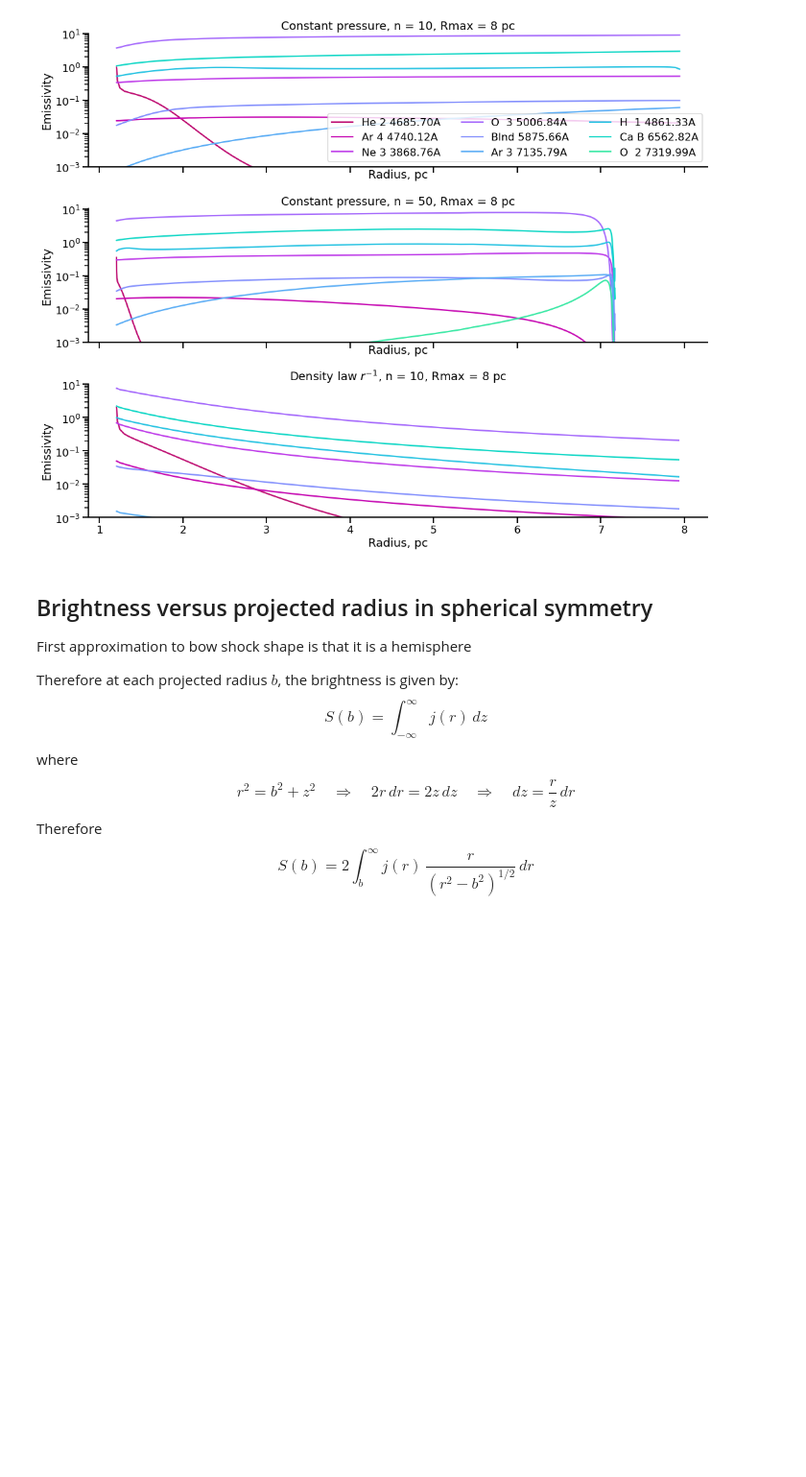
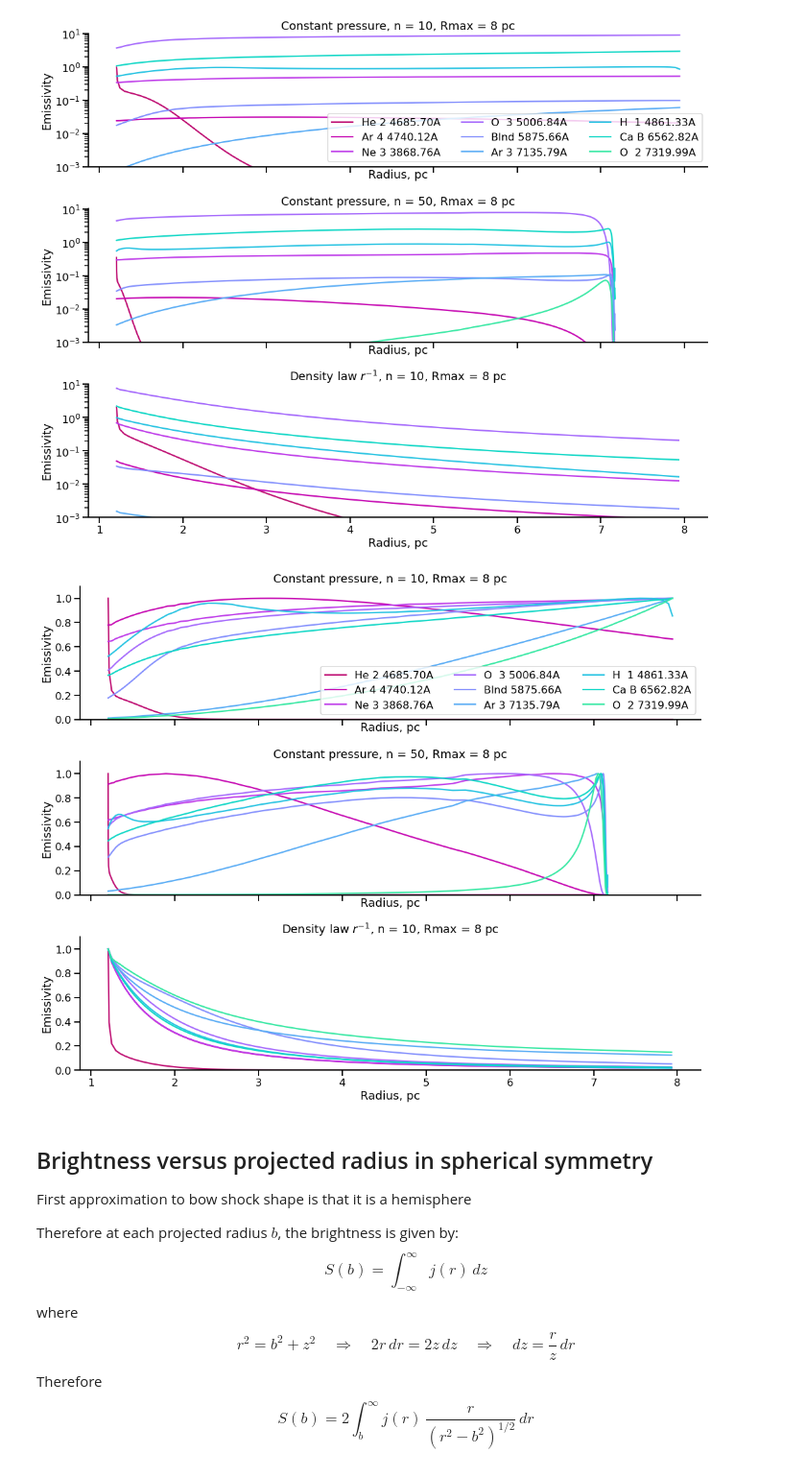
Before and after one commit to will-henney/muse-hii-regions, a Jupyter notebook: notebooks/20-00-ngc346-bowshock-cloudy.ipynb, the cells around one changed output. Shown at 96% size. Drawn from its saved outputs; the diff is of its cells as text; code cells hidden in the pictures; blank space fills up the shorter version.

Commit message:
Tie up loose ends with density measurements

```diff
--- a/notebooks/20-00-ngc346-bowshock-cloudy.ipynb
+++ b/notebooks/20-00-ngc346-bowshock-cloudy.ipynb
@@ -262,6 +262,52 @@ sns.despine()
 fig.tight_layout();
 # %% [output]
 [figure]
+# %%
+fig, axes = plt.subplots(3, 1, figsize=(15, 12), sharex=True)
+
+
+# colnames = m.data["emis"].colnames[1:]
+
+embands = [
+ 'He 2 4685.70A',
+ 'Ar 4 4740.12A',
+ 'Ne 3 3868.76A',
+ 'O  3 5006.84A',
+ 'Blnd 5875.66A',
+ 'Ar 3 7135.79A',
+ 'H  1 4861.33A',
+ 'Ca B 6562.82A',
+ 'O  2 7319.99A',
+]
+
+# Take N colors from named colormap in [0.15, 0.85] range in HEX
+colors = cmr.take_cmap_colors(
+    'cmr.neon',
+    len(embands),
+    cmap_range=(0.15, 0.85),
+    return_fmt='hex'
+)
+
+for m, ax in zip([m4, m7, m8], axes):
+    radius = m.data["rad"]["radius"] * u.cm.to(u.pc)
+    hb = m.data["emis"]['H  1 4861.33A']
+    for emband, color in zip(embands, colors):
+        em = m.data["emis"][emband]
+        ax.plot(radius, em / em.max(), label=emband, color=color)
+    ax.set(
+        yscale="linear",
+        ylim=[0.00, 1.1],
+        xlabel="Radius, pc",
+        ylabel="Emissivity",
+    )
+axes[0].legend(ncol=3)
+axes[0].set_title("Constant pressure, n = 10, Rmax = 8 pc")
+axes[1].set_title("Constant pressure, n = 50, Rmax = 8 pc")
+axes[2].set_title("Density law $r^{-1}$, n = 10, Rmax = 8 pc")
+sns.despine()
+fig.tight_layout();
+# %% [output]
+[figure, added]
 # %% [markdown]
 ## Brightness versus projected radius in spherical symmetry
 
```
Also changed, not shown: 3 other files.
